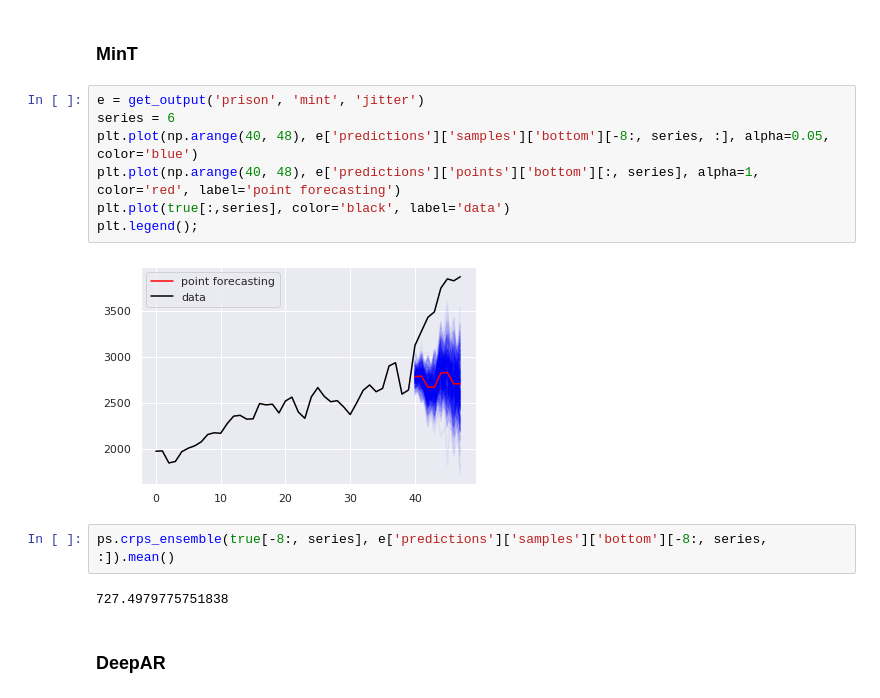
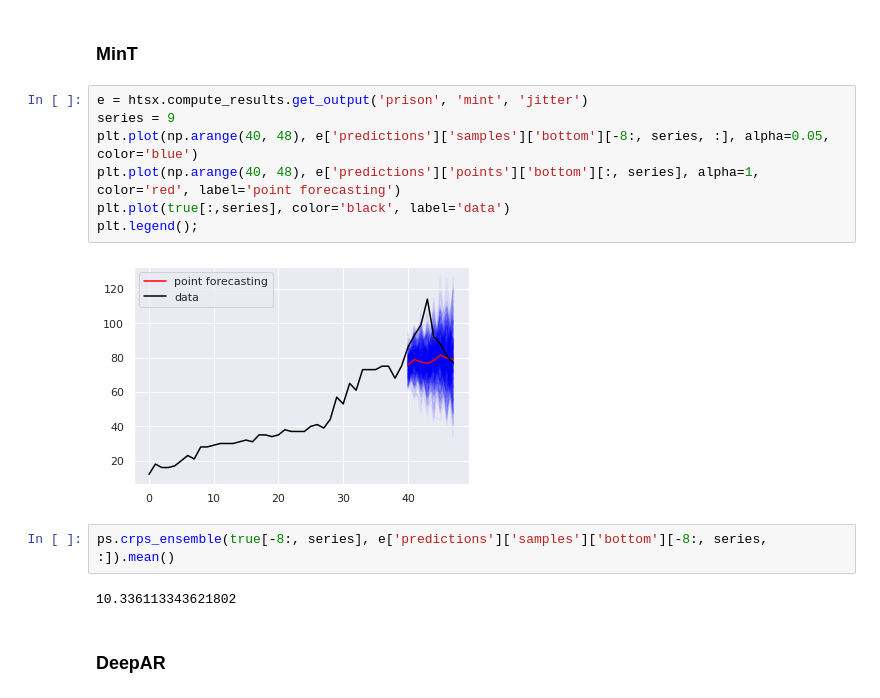
Before and after one commit to luisroque/run_models_distributed, a Jupyter notebook: notebooks/Results_comparing_all_algorithms_paper1_probabilistic.ipynb, the cells around one changed output. Drawn from its saved outputs; the diff is of its cells as text.

```diff
--- a/notebooks/Results_comparing_all_algorithms_paper1_probabilistic.ipynb
+++ b/notebooks/Results_comparing_all_algorithms_paper1_probabilistic.ipynb
@@ -245,17 +54,17 @@ ps.crps_ensemble(true[-8:, series], e['predictions']['samples']['bottom'][-8:, s
 # %% [markdown]
 ### MinT
 # %%
-e = get_output('prison', 'mint', 'jitter')
-series = 6
+e = htsx.compute_results.get_output('prison', 'mint', 'jitter')
+series = 9
 plt.plot(np.arange(40, 48), e['predictions']['samples']['bottom'][-8:, series, :], alpha=0.05, color='blue')
 plt.plot(np.arange(40, 48), e['predictions']['points']['bottom'][:, series], alpha=1, color='red', label='point forecasting')
 plt.plot(true[:,series], color='black', label='data')
 plt.legend();
 # %% [output]
-[figure, old version]
+[figure, new version]
 # %%
 ps.crps_ensemble(true[-8:, series], e['predictions']['samples']['bottom'][-8:, series, :]).mean()
 # %% [output]
-727.4979775751838
+10.336113343621802
 # %% [markdown]
 ### DeepAR
```
Also changed, not shown: parts of 22 cells of this notebook, 1 other file.
